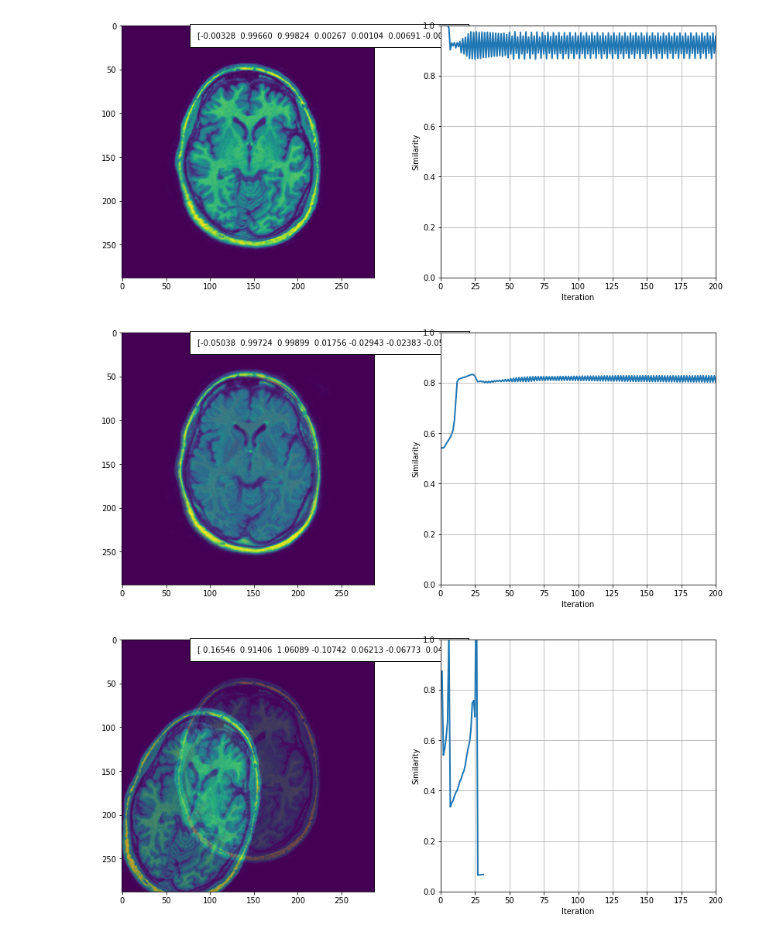
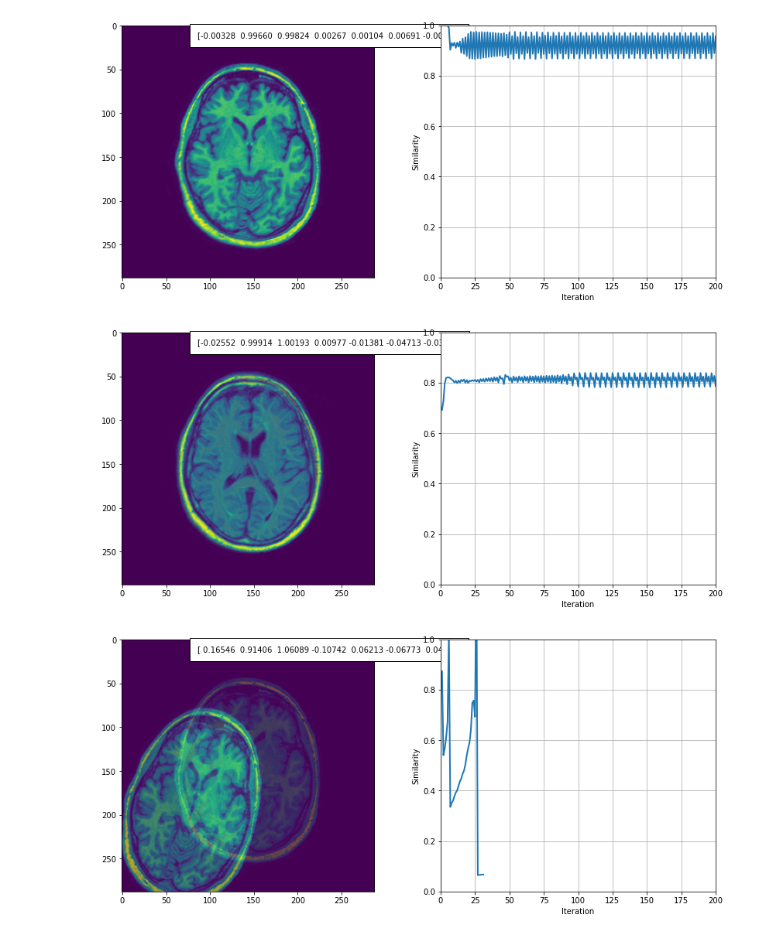
Before and after one commit to LarsvanSprang/8be030-13, a Jupyter notebook: main.ipynb, the cells around one changed output. Cells and saved outputs as stored; diff of their text form; code cells hidden in the pictures.

```diff
--- a/main.ipynb
+++ b/main.ipynb
@@ -73,11 +73,11 @@ project1.intensity_based_registration_affine("1_1_t1", "1_1_t1_d")
 # %%
 #Affine intensity-based registration of a T1 and a T2 slice
 #(e.g. 1_1_t1.tif and 1_1_t2.tif) using normalized
 #cross-correlation as a similarity measure.
 
-project1.intensity_based_registration_affine("1_1_t1", "1_1_t2")
+project1.intensity_based_registration_affine("1_2_t1", "1_2_t2")
 # %% [output]
-[figure, old version]
+[figure, new version]
 # %%
 #Affine intensity-based registration of two T1 slices
 #(e.g. 1_1_t1.tif and 1_1_t1_d.tif) using mutual information
```
Also changed, not shown: parts of 2 cells of this notebook, 4 other files.
